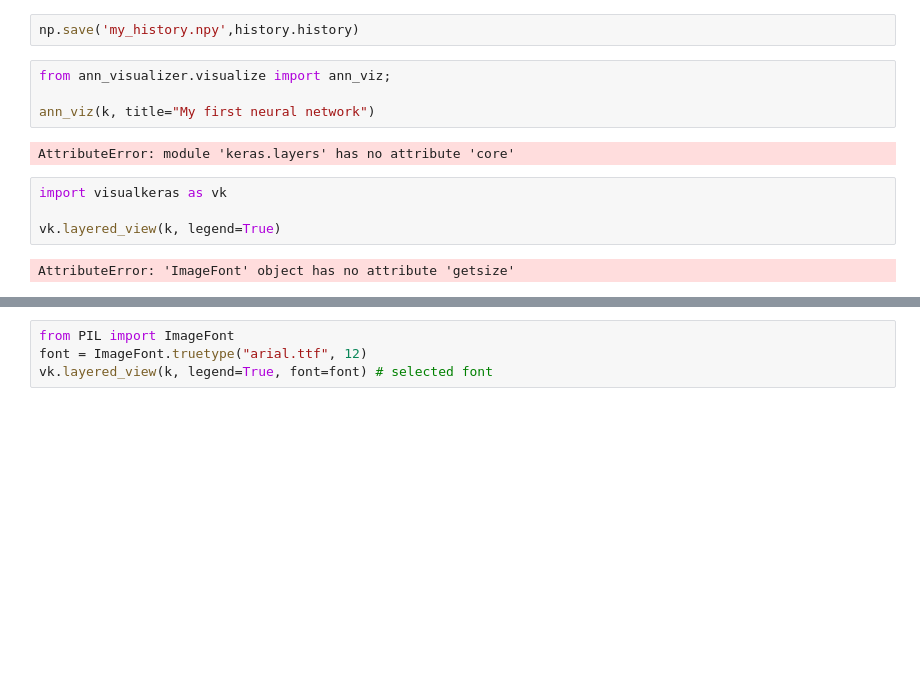
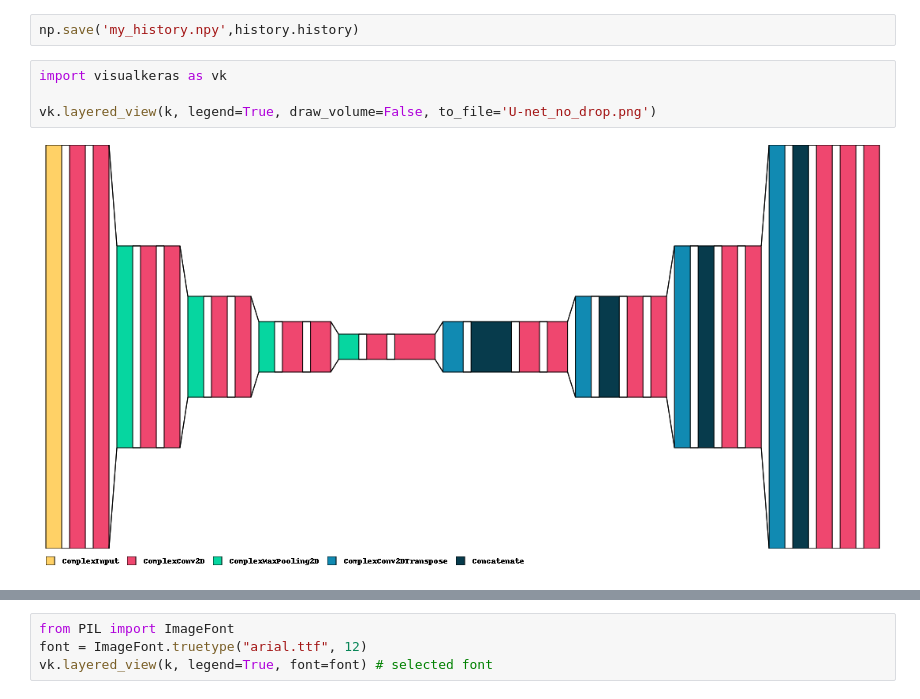
Before and after one commit to CaffineAddic/Complex-Value-Neural-Network-for-SAR-images-, a Jupyter notebook: Unet_CVNN.ipynb, the cells around one changed output, grey strips where cells are left out. Cells and saved outputs as stored; diff of their text form; blank space fills up the shorter version.

```diff
--- a/Unet_CVNN.ipynb
+++ b/Unet_CVNN.ipynb
@@ -300,14 +345,8 @@ loss
 # %%
 np.save('my_history.npy',history.history)
-# %%
-from ann_visualizer.visualize import ann_viz;
-
-ann_viz(k, title="My first neural network")
-# %% [output]
-AttributeError: module 'keras.layers' has no attribute 'core'
 # %%
 import visualkeras as vk
 
-vk.layered_view(k, legend=True)
+vk.layered_view(k, legend=True, draw_volume=False, to_file='U-net_no_drop.png')
 # %% [output]
-AttributeError: 'ImageFont' object has no attribute 'getsize'
+[figure, added]
```
Also changed, not shown: parts of 15 cells of this notebook, 2 other files.
